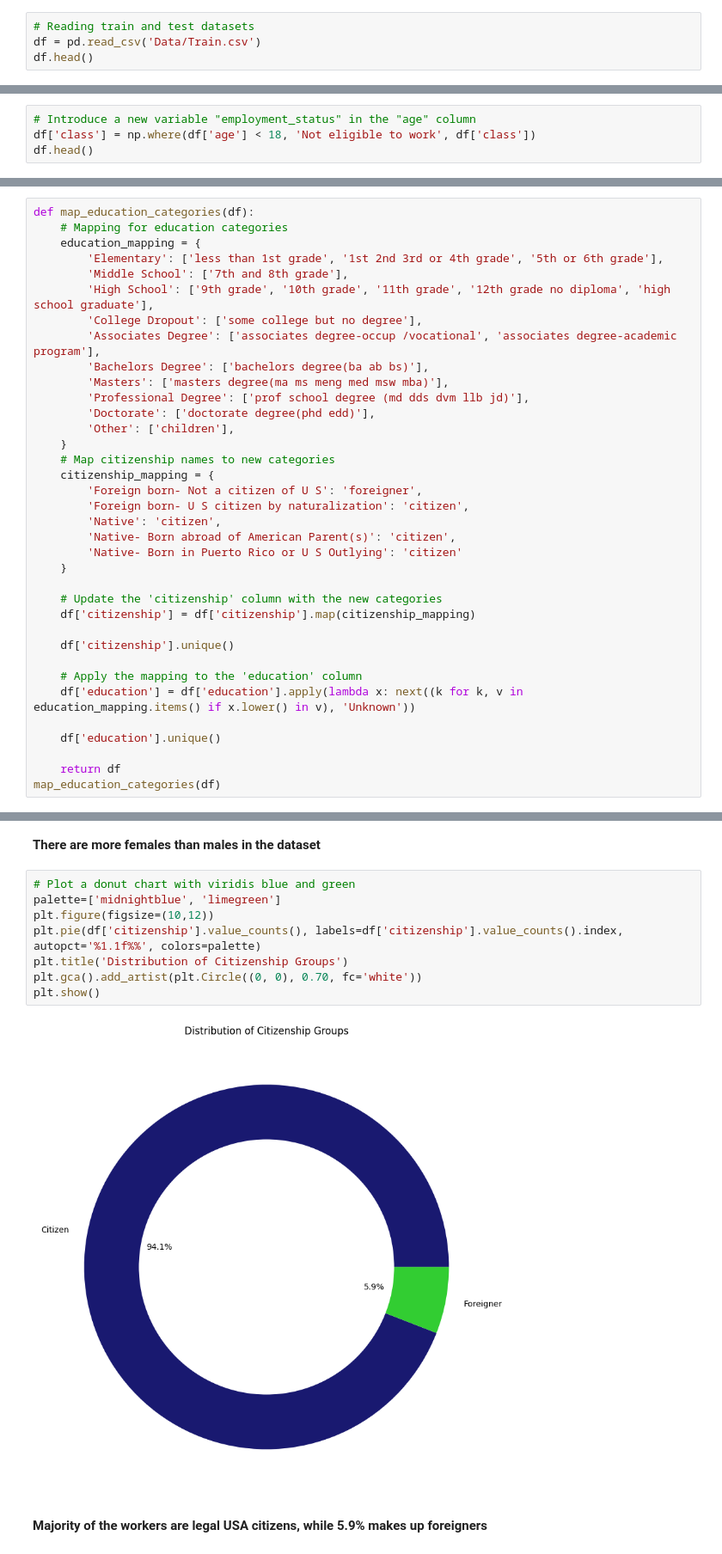
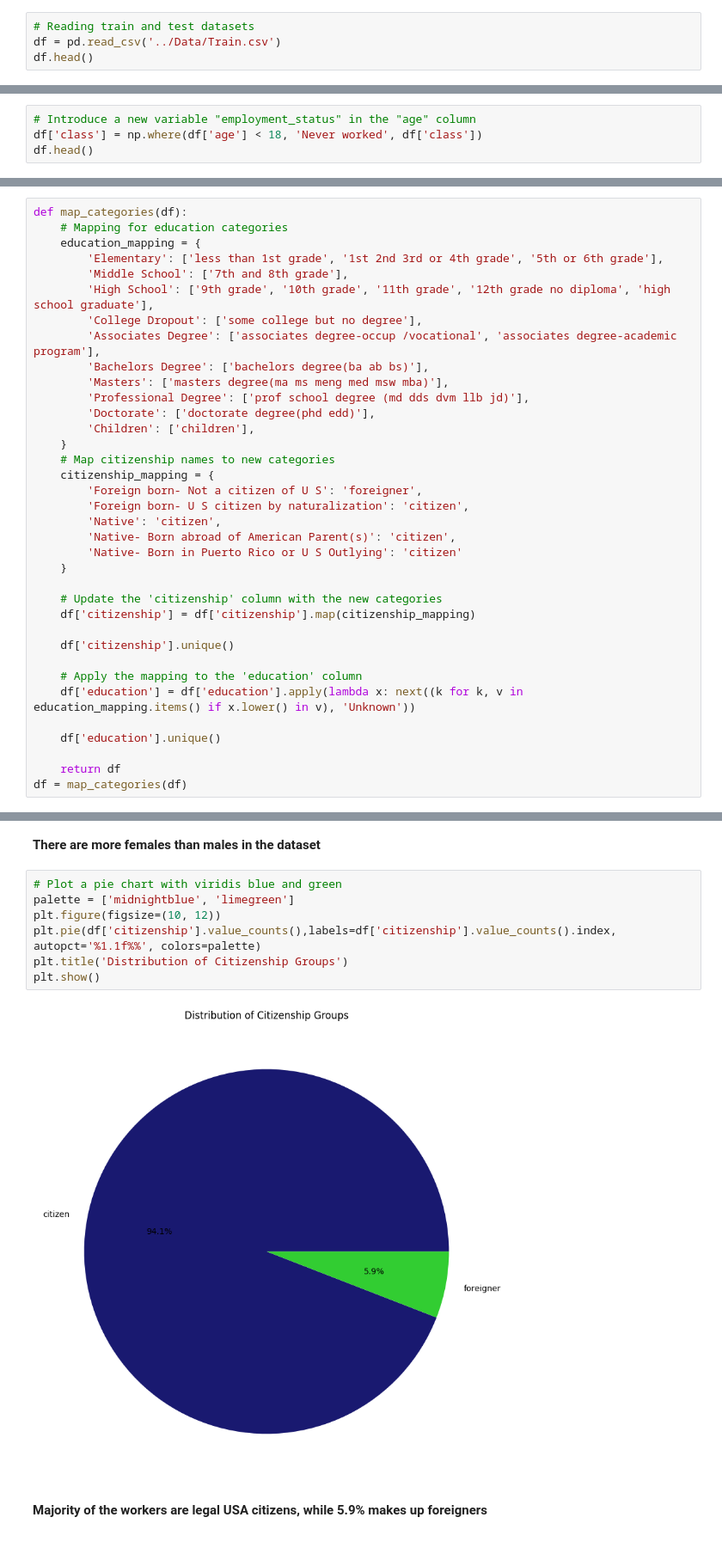
Before and after one commit to Faith-theAnalyst/Capstone_Project_Income_Prediction_Challenge, a Jupyter notebook: Code/Starter_notebook.ipynb, the cells around one changed output, grey strips where cells are left out. Shown at 86% size. Saved outputs shown, nothing was run; the diff lists cells and outputs as text.

```diff
--- a/Code/Starter_notebook.ipynb
+++ b/Code/Starter_notebook.ipynb
@@ -140,7 +143,7 @@ df_var
 __This definitions give a clear guidance and understanding on what to expect in each column__
 # %%
 # Reading train and test datasets
-df = pd.read_csv('Data/Train.csv')
+df = pd.read_csv('../Data/Train.csv')
 df.head()
 # %% [output]
 |  | ID | age | gender | education | class | education_institute | marital_status | race | ... |
@@ -545,7 +503,7 @@ filtered_df
 58587 rows × 35 columns
 # %%
 # Introduce a new variable "employment_status" in the "age" column
-df['class'] = np.where(df['age'] < 18, 'Not eligible to work', df['class'])
+df['class'] = np.where(df['age'] < 18, 'Never worked', df['class'])
 df.head()
 # %% [output]
 |  | ID | age | gender | education | class | marital_status | race | is_hispanic | ... |
@@ -700,5 +664,5 @@ array(['High school graduate', '12th grade no diploma', 'Children',
 # %%
-def map_education_categories(df):
+def map_categories(df):
     # Mapping for education categories
     education_mapping = {
         'Elementary': ['less than 1st grade', '1st 2nd 3rd or 4th grade', '5th or 6th grade'],
@@ -710,7 +674,7 @@ def map_education_categories(df):
         'Masters': ['masters degree(ma ms meng med msw mba)'],
         'Professional Degree': ['prof school degree (md dds dvm llb jd)'],
         'Doctorate': ['doctorate degree(phd edd)'],
-        'Other': ['children'],
+        'Children': ['children'],
     }
     # Map citizenship names to new categories
     citizenship_mapping = {
@@ -732,4 +696,4 @@ def map_education_categories(df):
     df['education'].unique()
 
     return df
-map_education_categories(df)
+df = map_categories(df)
@@ -812,14 +769,13 @@ plt.show()
 # %% [markdown]
 __There are more females than males in the dataset__
 # %%
-# Plot a donut chart with viridis blue and green
-palette=['midnightblue', 'limegreen']
-plt.figure(figsize=(10,12))
-plt.pie(df['citizenship'].value_counts(), labels=df['citizenship'].value_counts().index, autopct='%1.1f%%', colors=palette)
+# Plot a pie chart with viridis blue and green
+palette = ['midnightblue', 'limegreen']
+plt.figure(figsize=(10, 12))
+plt.pie(df['citizenship'].value_counts(),labels=df['citizenship'].value_counts().index, autopct='%1.1f%%', colors=palette)
 plt.title('Distribution of Citizenship Groups')
-plt.gca().add_artist(plt.Circle((0, 0), 0.70, fc='white'))
 plt.show()
 # %% [output]
-[figure, old version]
+[figure, new version]
 # %% [markdown]
 __Majority of the workers are legal USA citizens, while 5.9% makes up foreigners__
```
Also changed, not shown: parts of 84 cells of this notebook, 10 other files.
